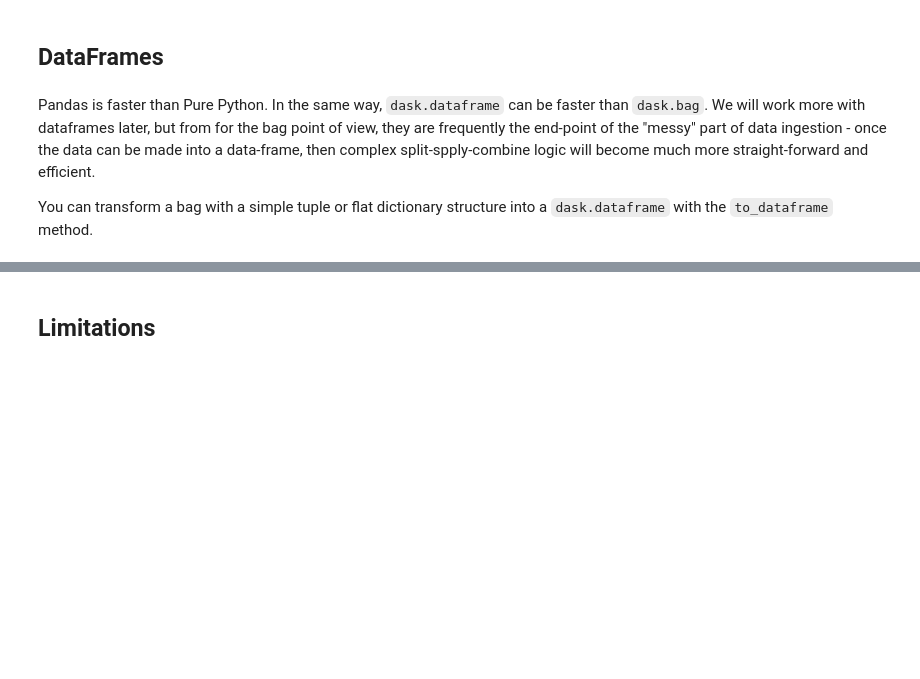
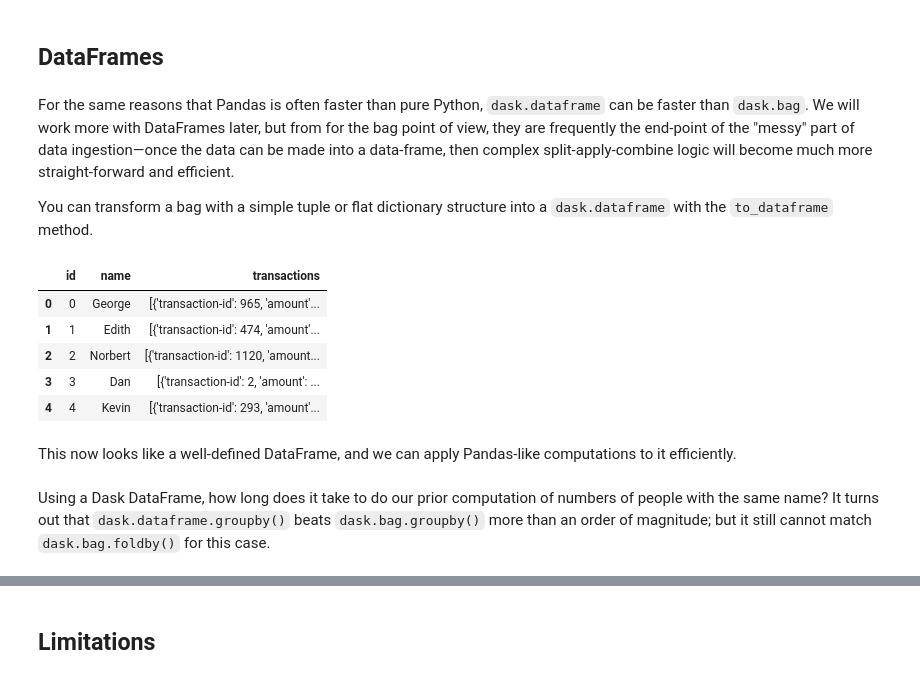
Before and after one commit to dask/dask-tutorial, a Jupyter notebook: 03_bag.ipynb, the cells around one changed output, grey strips where cells are left out. Drawn from its saved outputs; the diff is of its cells as text; code cells hidden in the pictures; blank space fills up the shorter version.

```diff
--- a/03_bag.ipynb
+++ b/03_bag.ipynb
@@ -216,9 +318,20 @@ Steps
 # %% [markdown]
 ## DataFrames
 # %% [markdown]
-Pandas is faster than Pure Python.  In the same way, `dask.dataframe` can be faster than `dask.bag`.  We will work more with dataframes later, but from for the bag point of view, they are frequently the end-point of the "messy" part of data ingestion - once the data can be made into a data-frame, then complex split-spply-combine logic will become much more straight-forward and efficient.
+For the same reasons that Pandas is often faster than pure Python, `dask.dataframe` can be faster than `dask.bag`.  We will work more with DataFrames later, but from for the bag point of view, they are frequently the end-point of the "messy" part of data ingestion—once the data can be made into a data-frame, then complex split-apply-combine logic will become much more straight-forward and efficient.
 
 You can transform a bag with a simple tuple or flat dictionary structure into a `dask.dataframe` with the `to_dataframe` method.
 # %%
-df = js.to_dataframe()
-df.head()
+df1 = js.to_dataframe()
+df1.head()
+# %% [output]
+|  | id | name | transactions |
+| 0 | 0 | George | [{'transaction-id': 965, 'amount'... |
+| 1 | 1 | Edith | [{'transaction-id': 474, 'amount'... |
+| 2 | 2 | Norbert | [{'transaction-id': 1120, 'amount... |
+| 3 | 3 | Dan | [{'transaction-id': 2, 'amount': ... |
+| 4 | 4 | Kevin | [{'transaction-id': 293, 'amount'... |
+# %% [markdown]
+This now looks like a well-defined DataFrame, and we can apply Pandas-like computations to it efficiently.
+# %% [markdown]
+Using a Dask DataFrame, how long does it take to do our prior computation of numbers of people with the same name?  It turns out that `dask.dataframe.groupby()` beats `dask.bag.groupby()` more than an order of magnitude; but it still cannot match `dask.bag.foldby()` for this case.
```
Also changed, not shown: parts of 30 cells of this notebook.
